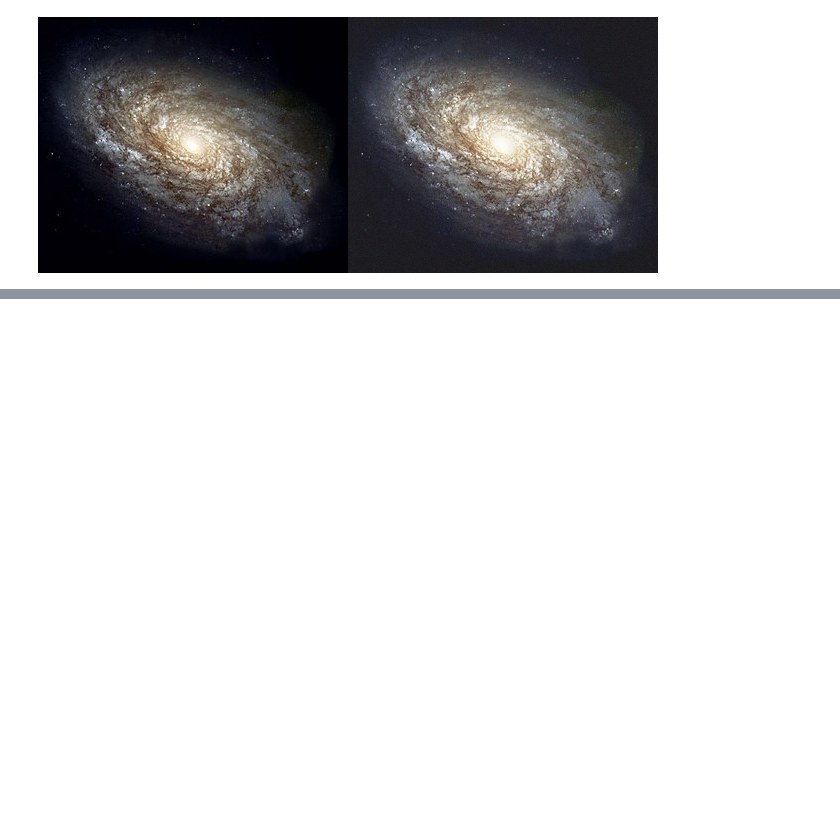
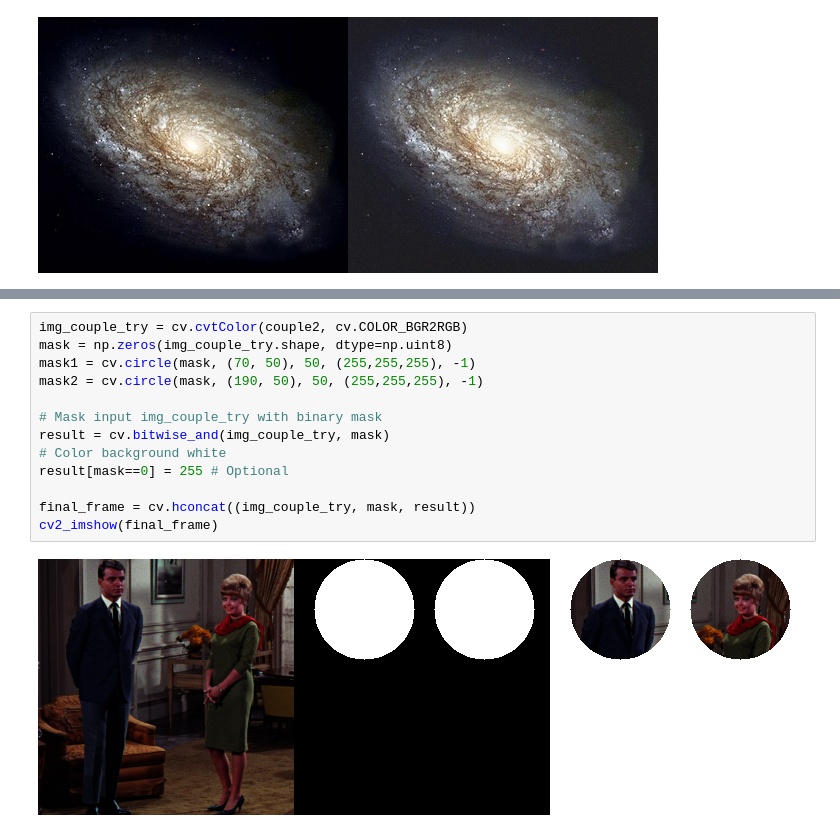
Before and after one commit to irbaadika/PCVK_Genap_2023, a Jupyter notebook: Jobsheet5.ipynb, the cells around one changed output, grey strips where cells are left out. Drawn from its saved outputs; the diff is of its cells as text; blank space fills up the shorter version.

```diff
--- a/Jobsheet5.ipynb
+++ b/Jobsheet5.ipynb
@@ -220,0 +228,15 @@ Nilai PSNR adalah 27.51318946503074 (dB)
+# %%
+img_couple_try = cv.cvtColor(couple2, cv.COLOR_BGR2RGB)
+mask = np.zeros(img_couple_try.shape, dtype=np.uint8)
+mask1 = cv.circle(mask, (70, 50), 50, (255,255,255), -1)
+mask2 = cv.circle(mask, (190, 50), 50, (255,255,255), -1)
+
+# Mask input img_couple_try with binary mask
+result = cv.bitwise_and(img_couple_try, mask)
+# Color background white
+result[mask==0] = 255 # Optional
+
+final_frame = cv.hconcat((img_couple_try, mask, result))
+cv2_imshow(final_frame)
+# %% [output]
+[figure, added]
```
Also changed, not shown: parts of 1 cell of this notebook.
